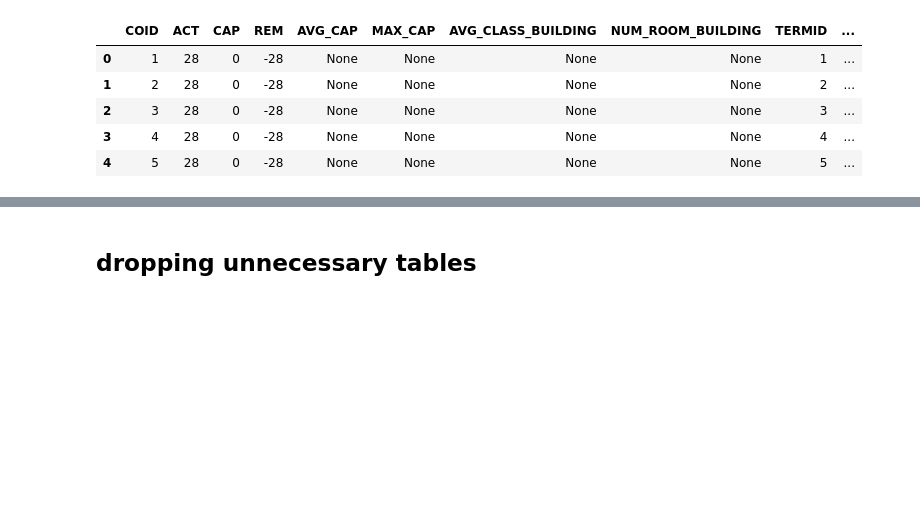
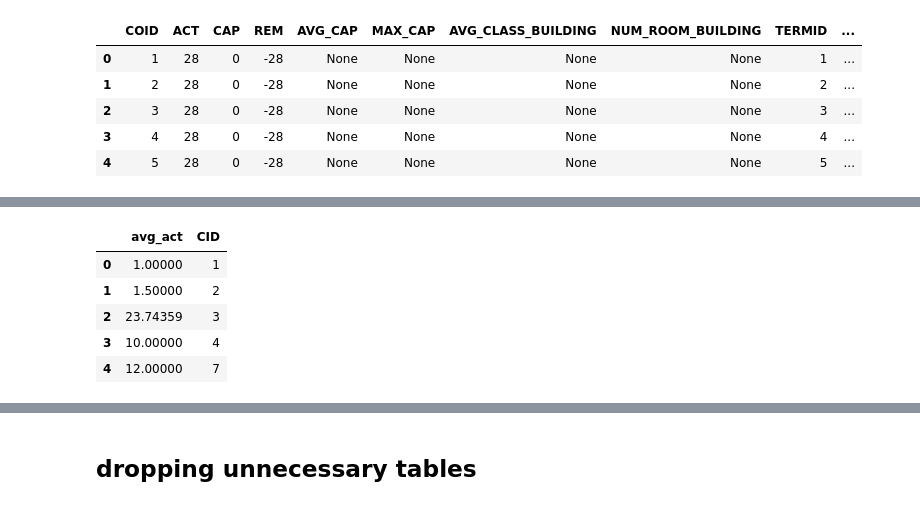
Before and after one commit to fairfield-university-ba-510-spring2019/final-project-back-row-squad, a Jupyter notebook: CourseDataWarehouseDemo.ipynb, the cells around one changed output, grey strips where cells are left out. Drawn from its saved outputs; the diff is of its cells as text; code cells hidden in the pictures; blank space fills up the shorter version.

```diff
--- a/CourseDataWarehouseDemo.ipynb
+++ b/CourseDataWarehouseDemo.ipynb
@@ -310,0 +270,11 @@ See the caveats in the documentation: http://pandas.pydata.org/pandas-docs/stabl
+# %%
+q1 = '''SELECT AVG(ACT) as avg_act, CID FROM df GROUP BY CID'''
+df2=pd.DataFrame(ps.sqldf(q1, locals()))
+df2.head()
+# %% [output]
+|  | avg_act | CID |
+| 0 | 1.00000 | 1 |
+| 1 | 1.50000 | 2 |
+| 2 | 23.74359 | 3 |
+| 3 | 10.00000 | 4 |
+| 4 | 12.00000 | 7 |
```
Also changed, not shown: parts of 8 cells of this notebook.
